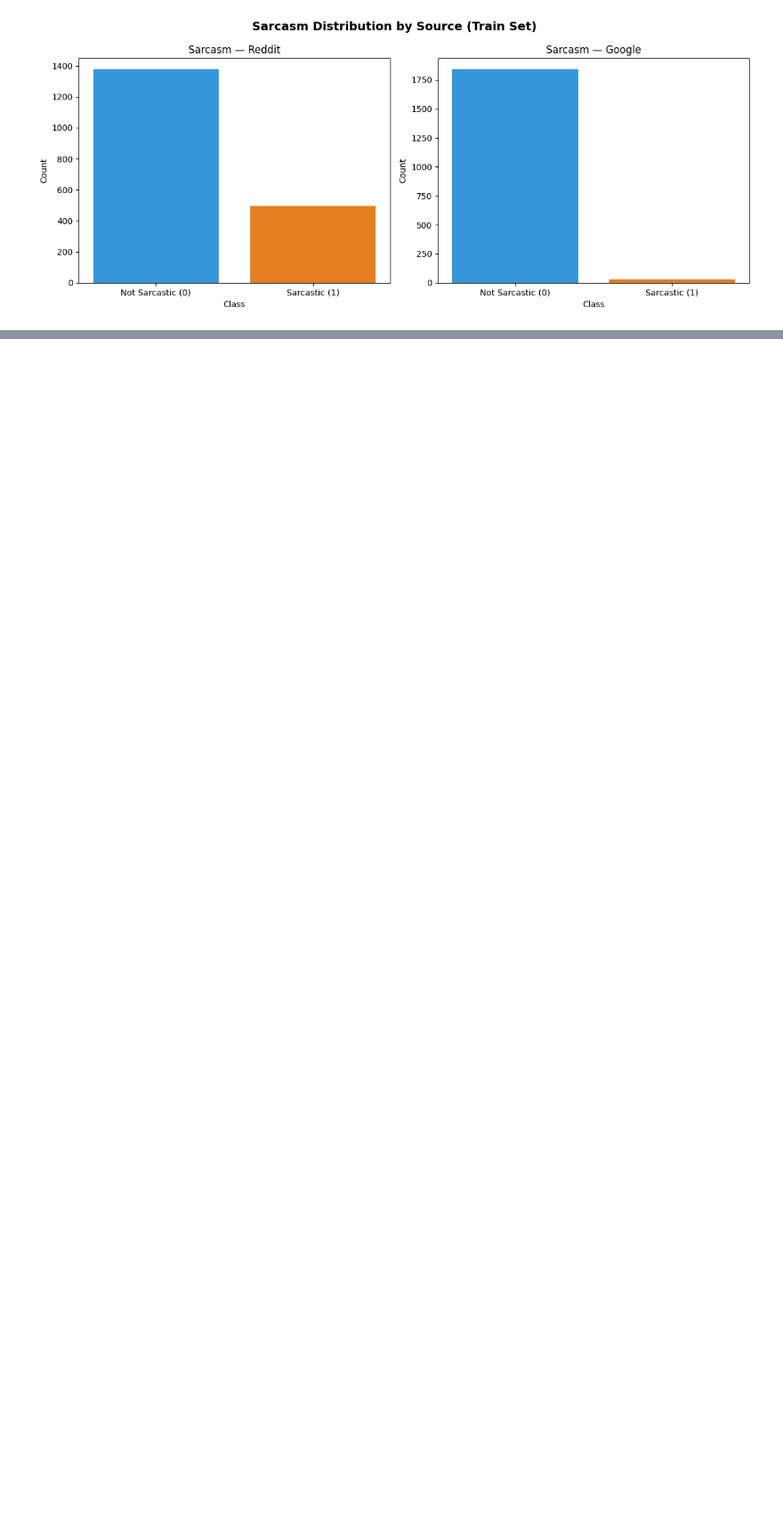
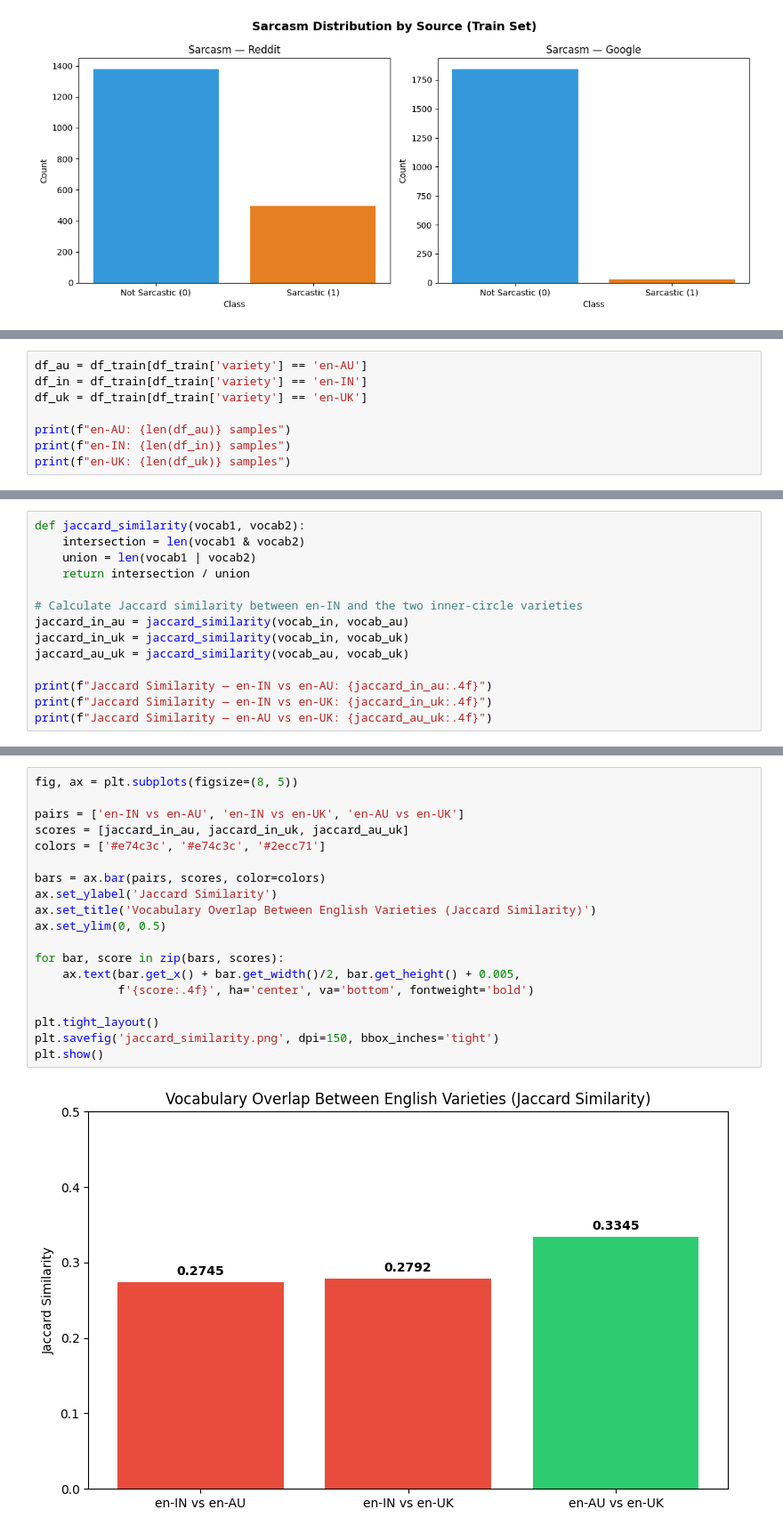
Before and after one commit to raaghavkk/UG04-NLP-COMM061, a Jupyter notebook: notebooks/raaghav_data_analysis.ipynb, the cells around one changed output, grey strips where cells are left out. Shown at 89% size. Drawn from its saved outputs; the diff is of its cells as text; blank space fills up the shorter version.

```diff
--- a/notebooks/raaghav_data_analysis.ipynb
+++ b/notebooks/raaghav_data_analysis.ipynb
@@ -157,0 +167,8 @@ plt.show()
+# %%
+df_au = df_train[df_train['variety'] == 'en-AU']
+df_in = df_train[df_train['variety'] == 'en-IN']
+df_uk = df_train[df_train['variety'] == 'en-UK']
+
+print(f"en-AU: {len(df_au)} samples")
+print(f"en-IN: {len(df_in)} samples")
+print(f"en-UK: {len(df_uk)} samples")
@@ -157,0 +200,14 @@ plt.show()
+# %%
+def jaccard_similarity(vocab1, vocab2):
+    intersection = len(vocab1 & vocab2)
+    union = len(vocab1 | vocab2)
+    return intersection / union
+
+# Calculate Jaccard similarity between en-IN and the two inner-circle varieties
+jaccard_in_au = jaccard_similarity(vocab_in, vocab_au)
+jaccard_in_uk = jaccard_similarity(vocab_in, vocab_uk)
+jaccard_au_uk = jaccard_similarity(vocab_au, vocab_uk)
+
+print(f"Jaccard Similarity — en-IN vs en-AU: {jaccard_in_au:.4f}")
+print(f"Jaccard Similarity — en-IN vs en-UK: {jaccard_in_uk:.4f}")
+print(f"Jaccard Similarity — en-AU vs en-UK: {jaccard_au_uk:.4f}")
@@ -157,0 +218,21 @@ plt.show()
+# %%
+fig, ax = plt.subplots(figsize=(8, 5))
+
+pairs = ['en-IN vs en-AU', 'en-IN vs en-UK', 'en-AU vs en-UK']
+scores = [jaccard_in_au, jaccard_in_uk, jaccard_au_uk]
+colors = ['#e74c3c', '#e74c3c', '#2ecc71']
+
+bars = ax.bar(pairs, scores, color=colors)
+ax.set_ylabel('Jaccard Similarity')
+ax.set_title('Vocabulary Overlap Between English Varieties (Jaccard Similarity)')
+ax.set_ylim(0, 0.5)
+
+for bar, score in zip(bars, scores):
+    ax.text(bar.get_x() + bar.get_width()/2, bar.get_height() + 0.005,
+            f'{score:.4f}', ha='center', va='bottom', fontweight='bold')
+
+plt.tight_layout()
+plt.savefig('jaccard_similarity.png', dpi=150, bbox_inches='tight')
+plt.show()
+# %% [output]
+[figure, added]
```
Also changed, not shown: parts of 9 cells of this notebook.
